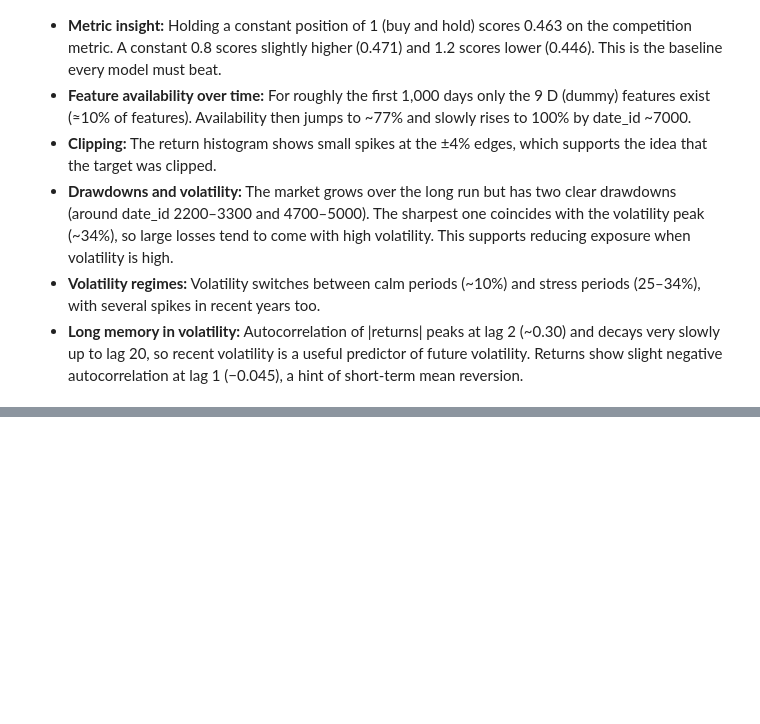
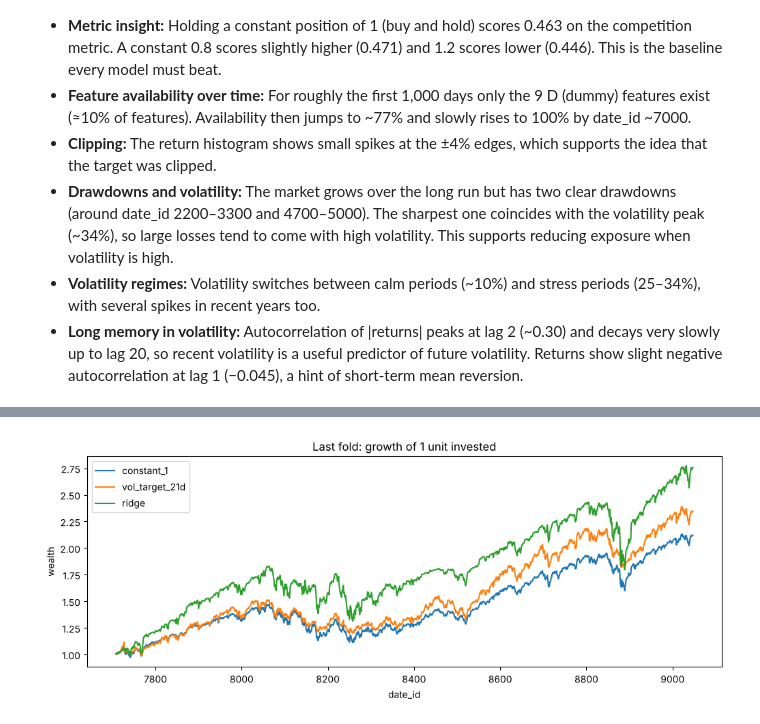
Before and after one commit to Kutay33/GROUP60_CENG313, a Jupyter notebook: assignment1_eda_baseline.ipynb, the cells around one changed output, grey strips where cells are left out. Saved outputs shown, nothing was run; the diff lists cells and outputs as text; code cells hidden in the pictures; blank space fills up the shorter version.

```diff
--- a/assignment1_eda_baseline.ipynb
+++ b/assignment1_eda_baseline.ipynb
@@ -231,0 +294,13 @@ plt.colorbar(); plt.title('Correlation among top-15 features'); plt.show()
+# %%
+# Wealth curves on the most recent fold
+tr_idx, va_idx = folds[-1]
+fig, ax = plt.subplots(figsize=(12, 4))
+valid = df.iloc[va_idx]
+for name in ['constant_1', 'vol_target_21d', 'ridge']:
+    m = models[name].fit(df.iloc[tr_idx])
+    bt = U.backtest(valid, m.predict_position(valid))
+    ax.plot(bt['date_id'], bt['strategy_wealth'], label=name)
+ax.set(title='Last fold: growth of 1 unit invested', xlabel='date_id', ylabel='wealth'); ax.legend()
+plt.show()
+# %% [output]
+[figure, added]
```
Also changed, not shown: parts of 17 cells of this notebook.
